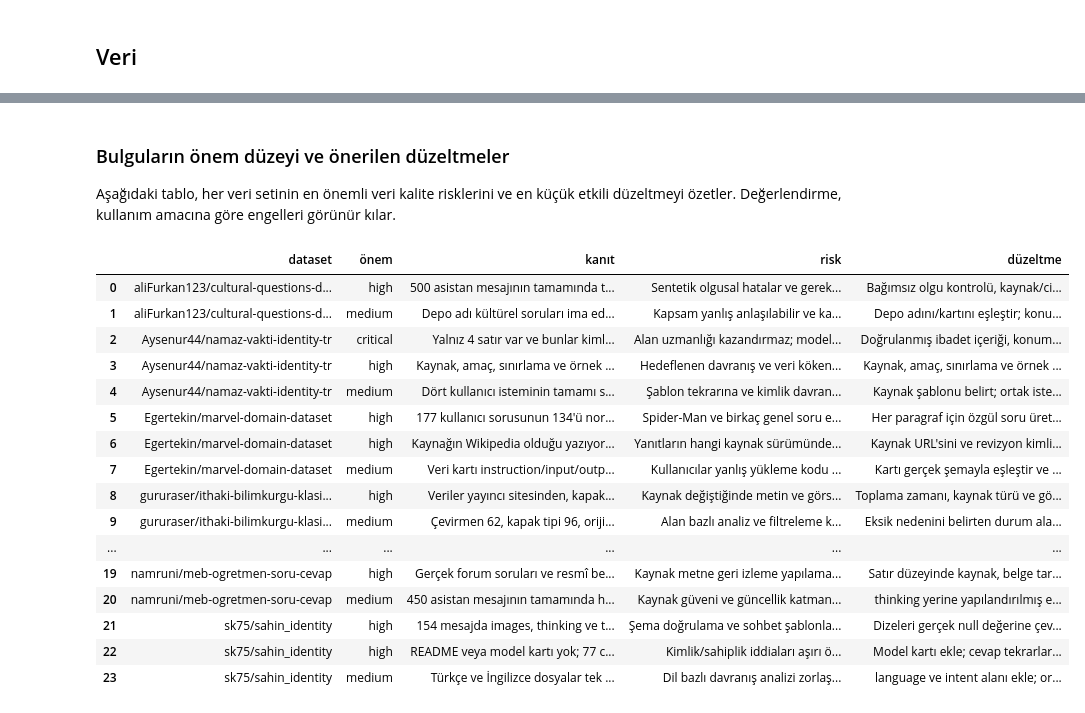
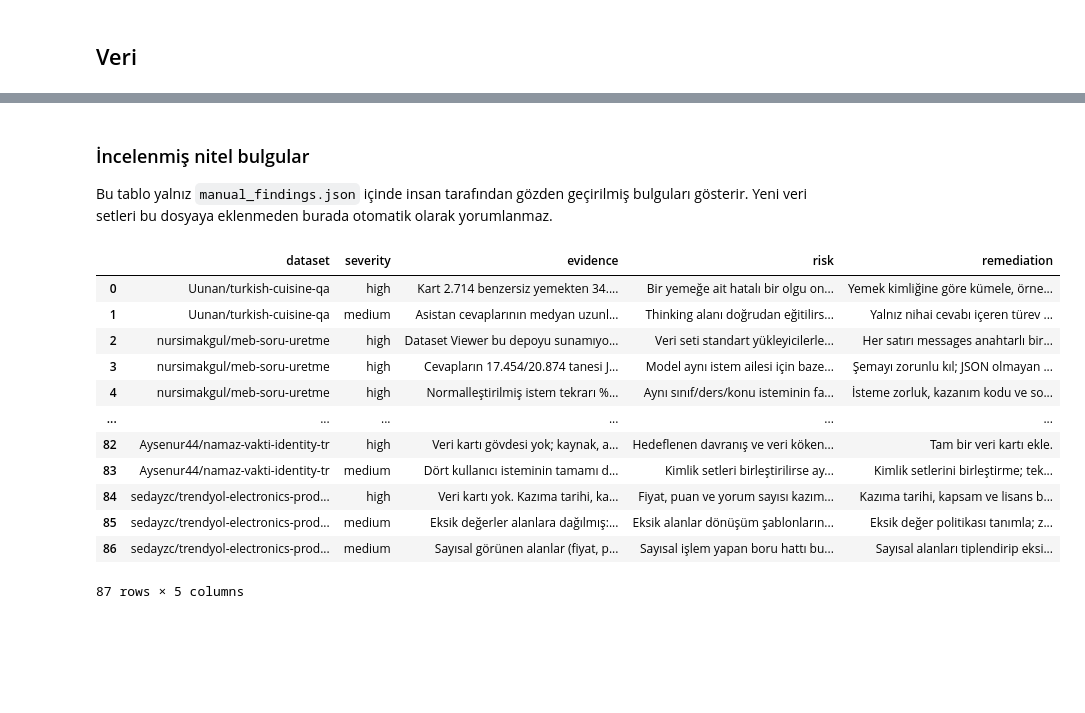
Before and after one commit to BilalAbic/huggingface-dataset-analizi, a Jupyter notebook: notebook/huggingface_dataset_quality_analysis.ipynb, the cells around one changed output, grey strips where cells are left out. Cells and saved outputs as stored; diff of their text form; code cells hidden in the pictures; blank space fills up the shorter version.

```diff
--- a/notebook/huggingface_dataset_quality_analysis.ipynb
+++ b/notebook/huggingface_dataset_quality_analysis.ipynb
@@ -38,9 +53,18 @@ if PROJECT_DIR is None:
     raise FileNotFoundError(
         "Project outputs were not found in the working directory or its parent."
     )
-profiles = json.loads((PROJECT_DIR / "outputs" / "data_quality_profiles.json").read_text(encoding="utf-8"))
-manual = json.loads((PROJECT_DIR / "outputs" / "manual_findings.json").read_text(encoding="utf-8"))
-overlaps = json.loads((PROJECT_DIR / "outputs" / "cross_dataset_overlap.json").read_text(encoding="utf-8"))
+
+profiles = json.loads(
+    (PROJECT_DIR / "outputs" / "data_quality_profiles.json").read_text(encoding="utf-8")
+)
+overlaps = json.loads(
+    (PROJECT_DIR / "outputs" / "cross_dataset_overlap.json").read_text(encoding="utf-8")
+)
+manual_path = PROJECT_DIR / "outputs" / "manual_findings.json"
+manual = json.loads(manual_path.read_text(encoding="utf-8")) if manual_path.exists() else {"datasets": {}}
+excluded = json.loads(
+    (PROJECT_DIR / "outputs" / "excluded_datasets.json").read_text(encoding="utf-8")
+)["datasets"]
 
 len(profiles), sum(item["profile"]["row_count"] for item in profiles)
 # %% [output]
@@ -190,35 +325,33 @@ pd.DataFrame(overlaps)
-# %% [markdown]
-### Bulguların önem düzeyi ve önerilen düzeltmeler
-
-Aşağıdaki tablo, her veri setinin en önemli veri kalite risklerini ve en küçük etkili düzeltmeyi özetler. Değerlendirme, kullanım amacına göre engelleri görünür kılar.
+# %% [markdown]
+### İncelenmiş nitel bulgular
+
+Bu tablo yalnız `manual_findings.json` içinde insan tarafından
+gözden geçirilmiş bulguları gösterir. Yeni veri setleri bu dosyaya
+eklenmeden burada otomatik olarak yorumlanmaz.
 # %%
 finding_rows = []
-for dataset_id, detail in manual["datasets"].items():
-    for finding in detail["findings"]:
+for dataset_id, detail in manual.get("datasets", {}).items():
+    for finding in detail.get("findings", []):
         finding_rows.append({
             "dataset": dataset_id,
-            "önem": finding["severity"],
-            "kanıt": finding["evidence"],
-            "risk": finding["risk"],
-            "düzeltme": finding["remediation"],
+            "severity": finding.get("severity"),
+            "evidence": finding.get("evidence"),
+            "risk": finding.get("risk"),
+            "remediation": finding.get("remediation"),
         })
 findings = pd.DataFrame(finding_rows)
 findings
 # %% [output]
-|  | dataset | önem | kanıt | risk | düzeltme |
-| 0 | aliFurkan123/cultural-questions-d... | high | 500 asistan mesajının tamamında t... | Sentetik olgusal hatalar ve gerek... | Bağımsız olgu kontrolü, kaynak/ci... |
-| 1 | aliFurkan123/cultural-questions-d... | medium | Depo adı kültürel soruları ima ed... | Kapsam yanlış anlaşılabilir ve ka... | Depo adını/kartını eşleştir; konu... |
-| 2 | Aysenur44/namaz-vakti-identity-tr | critical | Yalnız 4 satır var ve bunlar kiml... | Alan uzmanlığı kazandırmaz; model... | Doğrulanmış ibadet içeriği, konum... |
-| 3 | Aysenur44/namaz-vakti-identity-tr | high | Kaynak, amaç, sınırlama ve örnek ... | Hedeflenen davranış ve veri köken... | Kaynak, amaç, sınırlama ve örnek ... |
-| 4 | Aysenur44/namaz-vakti-identity-tr | medium | Dört kullanıcı isteminin tamamı s... | Şablon tekrarına ve kimlik davran... | Kaynak şablonu belirt; ortak iste... |
-| 5 | Egertekin/marvel-domain-dataset | high | 177 kullanıcı sorusunun 134'ü nor... | Spider-Man ve birkaç genel soru e... | Her paragraf için özgül soru üret... |
-| 6 | Egertekin/marvel-domain-dataset | high | Kaynağın Wikipedia olduğu yazıyor... | Yanıtların hangi kaynak sürümünde... | Kaynak URL'sini ve revizyon kimli... |
-| 7 | Egertekin/marvel-domain-dataset | medium | Veri kartı instruction/input/outp... | Kullanıcılar yanlış yükleme kodu ... | Kartı gerçek şemayla eşleştir ve ... |
-| 8 | gururaser/ithaki-bilimkurgu-klasi... | high | Veriler yayıncı sitesinden, kapak... | Kaynak değiştiğinde metin ve görs... | Toplama zamanı, kaynak türü ve gö... |
-| 9 | gururaser/ithaki-bilimkurgu-klasi... | medium | Çevirmen 62, kapak tipi 96, oriji... | Alan bazlı analiz ve filtreleme k... | Eksik nedenini belirten durum ala... |
+|  | dataset | severity | evidence | risk | remediation |
+| 0 | Uunan/turkish-cuisine-qa | high | Kart 2.714 benzersiz yemekten 34.... | Bir yemeğe ait hatalı bir olgu on... | Yemek kimliğine göre kümele, örne... |
+| 1 | Uunan/turkish-cuisine-qa | medium | Asistan cevaplarının medyan uzunl... | Thinking alanı doğrudan eğitilirs... | Yalnız nihai cevabı içeren türev ... |
+| 2 | nursimakgul/meb-soru-uretme | high | Dataset Viewer bu depoyu sunamıyo... | Veri seti standart yükleyicilerle... | Her satırı messages anahtarlı bir... |
+| 3 | nursimakgul/meb-soru-uretme | high | Cevapların 17.454/20.874 tanesi J... | Model aynı istem ailesi için baze... | Şemayı zorunlu kıl; JSON olmayan ... |
+| 4 | nursimakgul/meb-soru-uretme | high | Normalleştirilmiş istem tekrarı %... | Aynı sınıf/ders/konu isteminin fa... | İsteme zorluk, kazanım kodu ve so... |
 | ... | ... | ... | ... | ... | ... |
-| 19 | namruni/meb-ogretmen-soru-cevap | high | Gerçek forum soruları ve resmî be... | Kaynak metne geri izleme yapılama... | Satır düzeyinde kaynak, belge tar... |
-| 20 | namruni/meb-ogretmen-soru-cevap | medium | 450 asistan mesajının tamamında h... | Kaynak güveni ve güncellik katman... | thinking yerine yapılandırılmış e... |
-| 21 | sk75/sahin_identity | high | 154 mesajda images, thinking ve t... | Şema doğrulama ve sohbet şablonla... | Dizeleri gerçek null değerine çev... |
-| 22 | sk75/sahin_identity | high | README veya model kartı yok; 77 c... | Kimlik/sahiplik iddiaları aşırı ö... | Model kartı ekle; cevap tekrarlar... |
-| 23 | sk75/sahin_identity | medium | Türkçe ve İngilizce dosyalar tek ... | Dil bazlı davranış analizi zorlaş... | language ve intent alanı ekle; or... |
+| 82 | Aysenur44/namaz-vakti-identity-tr | high | Veri kartı gövdesi yok; kaynak, a... | Hedeflenen davranış ve veri köken... | Tam bir veri kartı ekle. |
+| 83 | Aysenur44/namaz-vakti-identity-tr | medium | Dört kullanıcı isteminin tamamı d... | Kimlik setleri birleştirilirse ay... | Kimlik setlerini birleştirme; tek... |
+| 84 | sedayzc/trendyol-electronics-prod... | high | Veri kartı yok. Kazıma tarihi, ka... | Fiyat, puan ve yorum sayısı kazım... | Kazıma tarihi, kapsam ve lisans b... |
+| 85 | sedayzc/trendyol-electronics-prod... | medium | Eksik değerler alanlara dağılmış:... | Eksik alanlar dönüşüm şablonların... | Eksik değer politikası tanımla; z... |
+| 86 | sedayzc/trendyol-electronics-prod... | medium | Sayısal görünen alanlar (fiyat, p... | Sayısal işlem yapan boru hattı bu... | Sayısal alanları tiplendirip eksi... |
+87 rows × 5 columns
```
Also changed, not shown: parts of 29 cells of this notebook, 32 other files.
